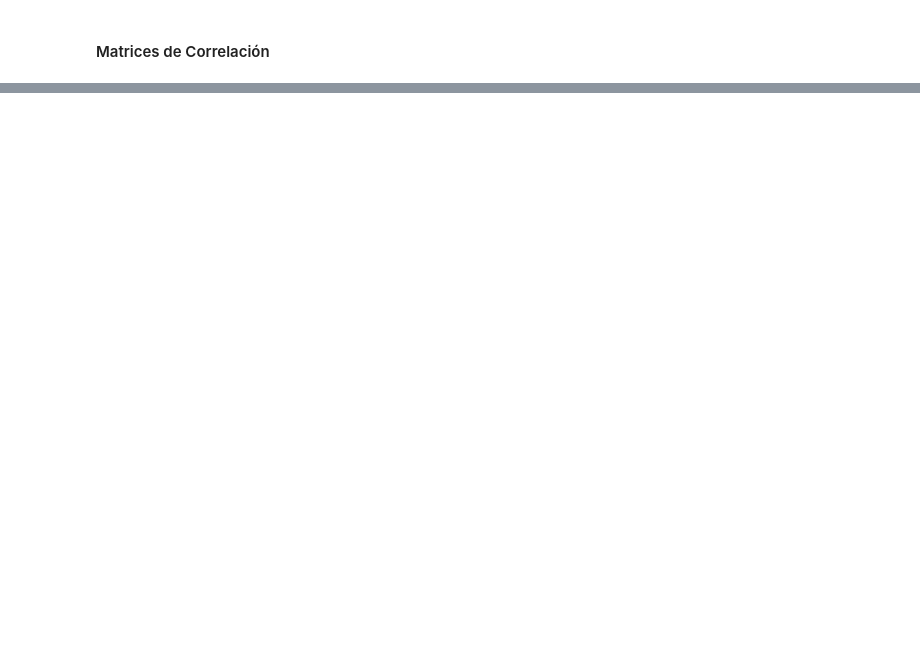
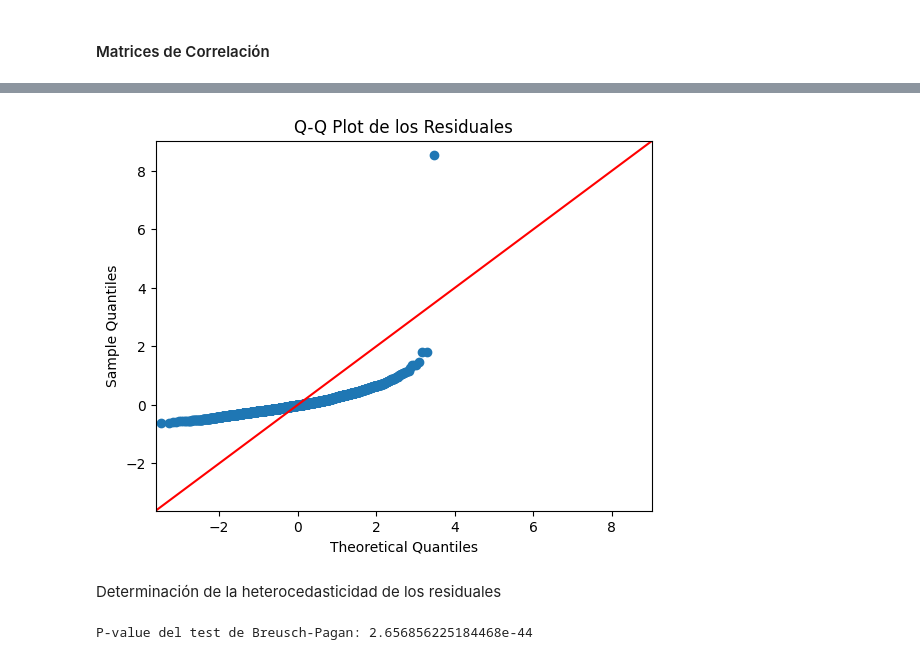
Before and after one commit to albinstein/Taller_ML1, a Jupyter notebook: Taller1_punto3.ipynb, the cells around one changed output, grey strips where cells are left out. Saved outputs shown, nothing was run; the diff lists cells and outputs as text; code cells hidden in the pictures; blank space fills up the shorter version.

```diff
--- a/Taller1_punto3.ipynb
+++ b/Taller1_punto3.ipynb
@@ -222,0 +248,11 @@ Notes:
+# %%
+train_df_scaled_RLM2= train_df_scaled.copy()
+
+X = train_df_scaled_RLM2[["Alcohol","Dióxido de Azúfre Total", "Dióxido de Azúfre Libre", "Azúcar Residual"]]
+Y = train_df_scaled_RLM2["Densidad"]
+X = sm.add_constant(X)
+
+model_RML2 = sm.RLM(Y, X, M=sm.robust.norms.HuberT())
+results_RML2 = model_RML2.fit()
+
+print(results_RML2.summary())
@@ -222,0 +281,7 @@ Notes:
+# %%
+# 1. Calcular el R-squared (manual)
+y_pred2 = results_RML2.predict(X)  # Predicciones del modelo robusto
+SS_res = np.sum((Y - y_pred2) ** 2)  # Residual sum of squares (SSE)
+SS_tot = np.sum((Y - np.mean(Y)) ** 2)  # Total sum of squares (SST)
+R2 = 1 - (SS_res / SS_tot)
+print(f'R-squared: {R2}')
@@ -222,0 +300,8 @@ Notes:
+# %%
+# 4. Normalidad de los errores: Test de Jarque-Bera
+# Obtener los residuos
+residuales_RML2 = Y - y_pred2
+# Test de Jarque-Bera
+jb_test2 = sm.stats.jarque_bera(residuales_RML2)
+print(f'Estadística de Jarque-Bera: {jb_test2[0]}')
+print(f'P-value de Jarque-Bera: {jb_test2[1]}')
@@ -222,0 +320,15 @@ Notes:
+# %%
+# Q-Q plot para verificar la normalidad
+sm.qqplot(residuales_RML2, line='45')
+plt.title('Q-Q Plot de los Residuales')
+plt.show()
+# %% [output]
+[figure, added]
+# %% [markdown]
+Determinación de la heterocedasticidad de los residuales
+# %%
+# 5. Heterocedasticidad: Test de Breusch-Pagan
+lm, lm_pvalue, fvalue, f_pvalue = het_breuschpagan(residuales_RML2, X)
+print(f'P-value del test de Breusch-Pagan: {f_pvalue}')
+# %% [output]
+P-value del test de Breusch-Pagan: 2.656856225184468e-44
```
Also changed, not shown: parts of 111 cells of this notebook.
